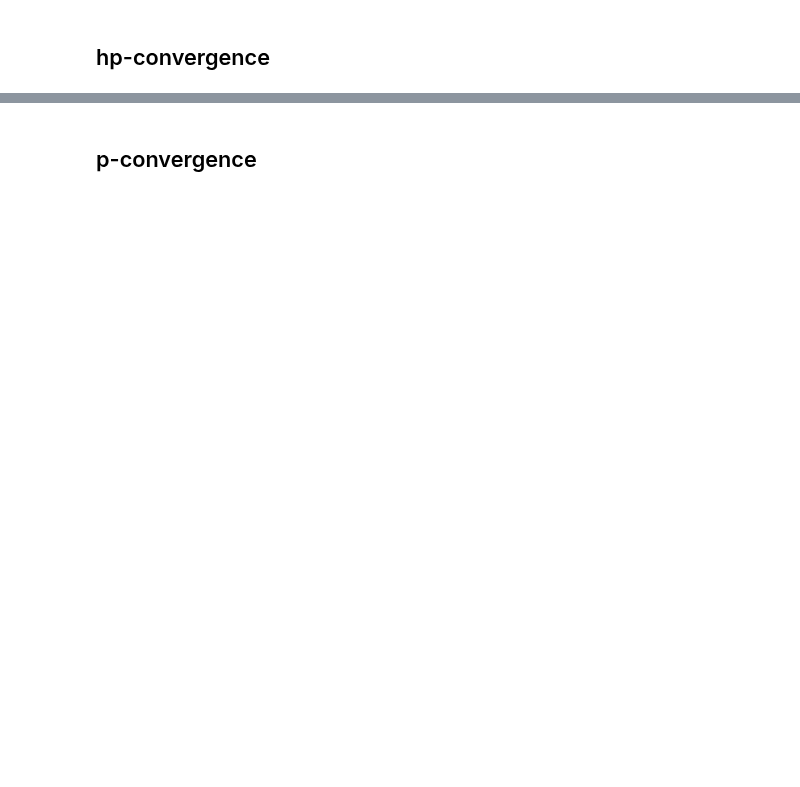
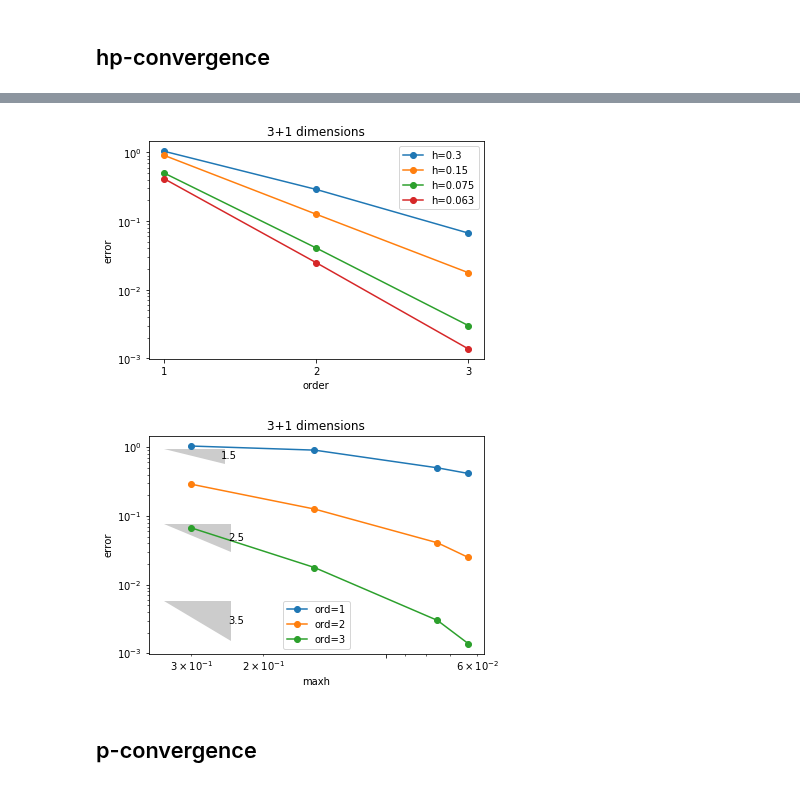
Before and after one commit to PaulSt/NGSTrefftz, a Jupyter notebook: python_test/notebooks/evolvetent.ipynb, the cells around one changed output, grey strips where cells are left out. Saved outputs shown, nothing was run; the diff lists cells and outputs as text; code cells hidden in the pictures; blank space fills up the shorter version.

```diff
--- a/python_test/notebooks/evolvetent.ipynb
+++ b/python_test/notebooks/evolvetent.ipynb
@@ -134,7 +164,12 @@ maxh = [h for h in [0.3,0.15,0.075,0.063]]
 meshes = [Mesh(unit_cube.GenerateMesh(maxh=h)) for h in maxh]
 error3 = hploop(meshes,maxh,maxorder,c)
 # %%
+maxorder = 5
+maxh = [h for h in [0.3,0.15,0.075,0.063]]
 hpplot(error3,range(2,maxorder),maxh,"3+1 dimensions")
+# %% [output]
+[figure, added]
+[figure, added]
 # %% [markdown]
 ## p-convergence
 # %%
```
Also changed, not shown: parts of 9 cells of this notebook.
